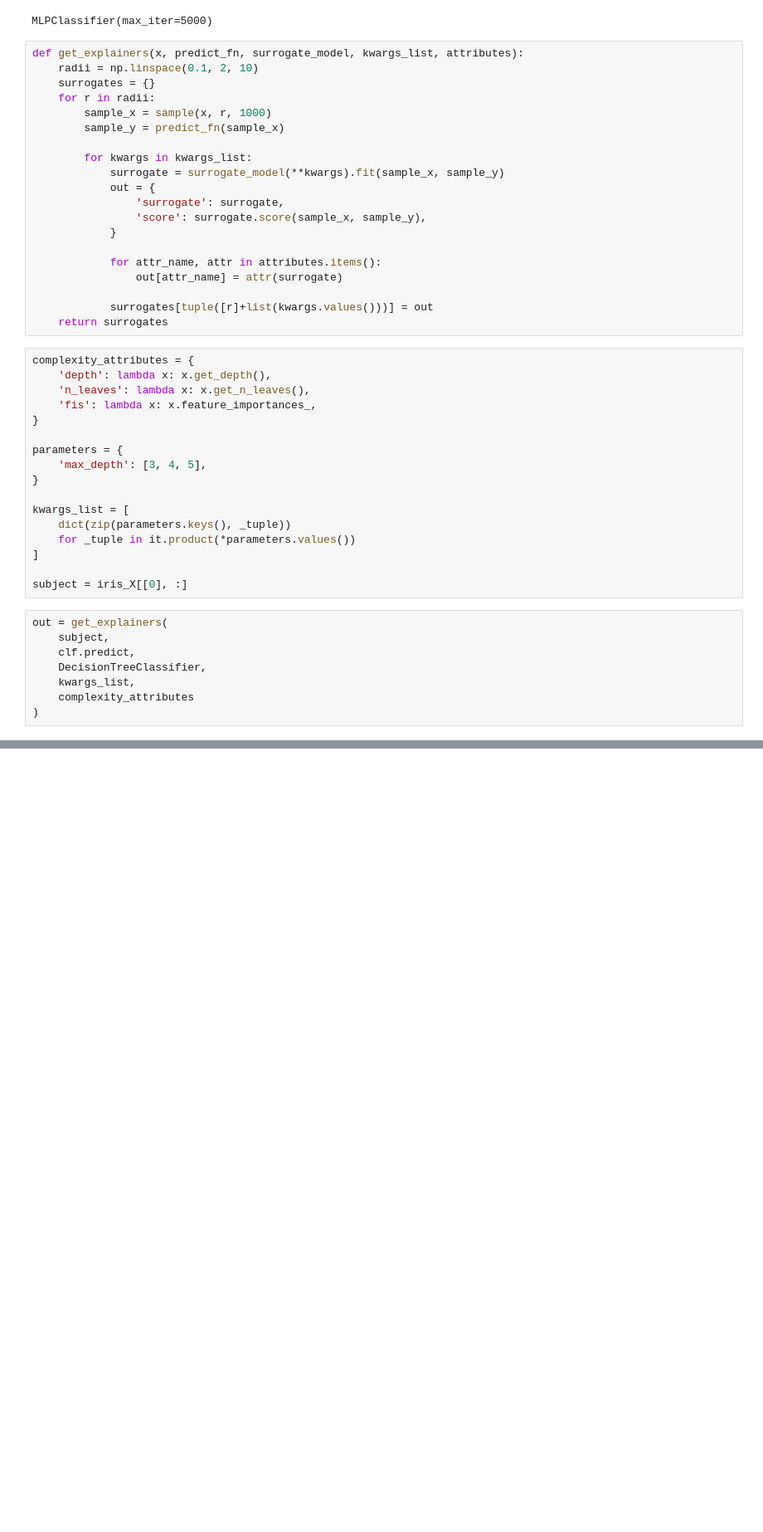
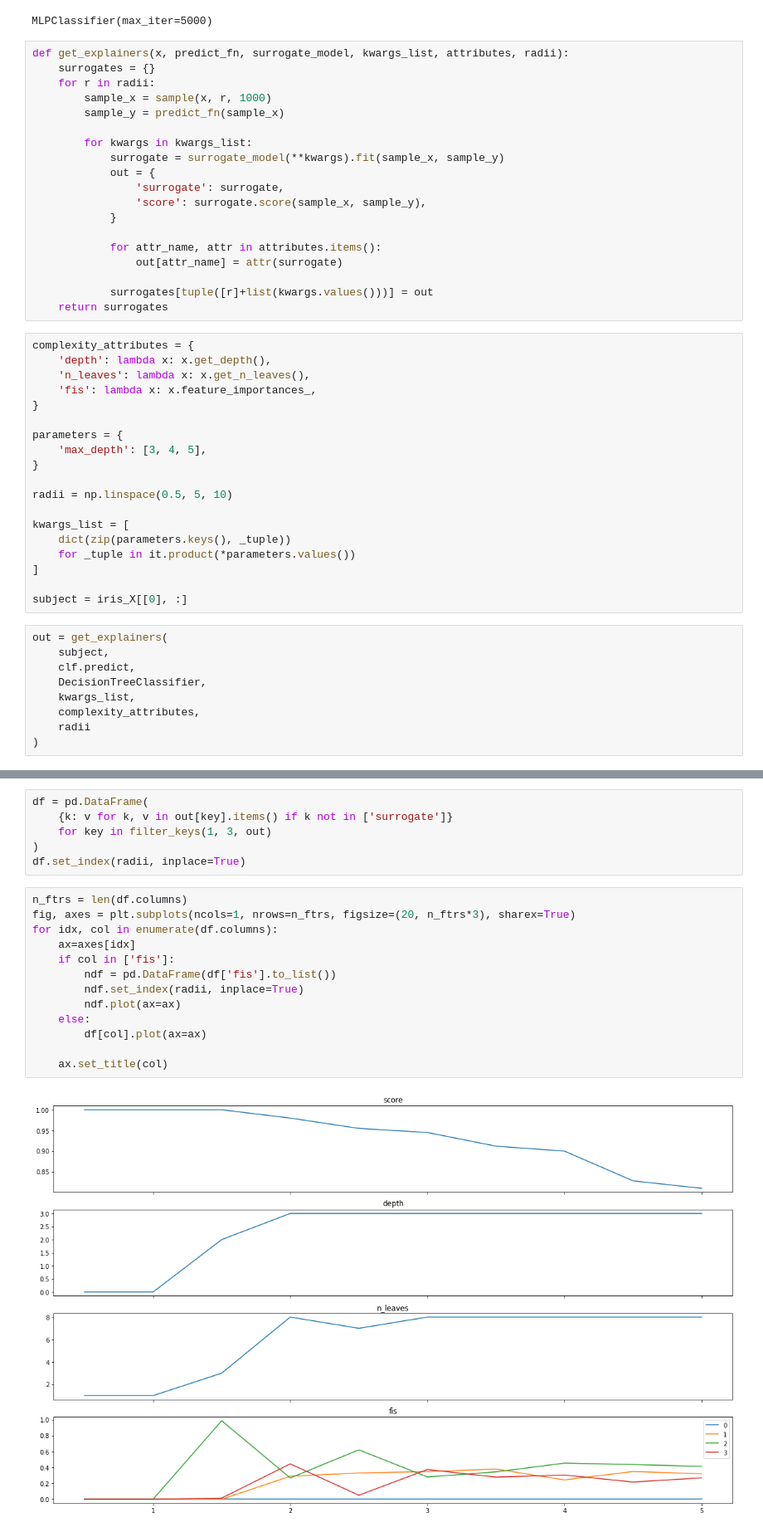
Before and after one commit to RafaelPo/local_surrogates_interplay, a Jupyter notebook: funcs.ipynb, the cells around one changed output, grey strips where cells are left out. Shown at 83% size. Saved outputs shown, nothing was run; the diff lists cells and outputs as text; blank space fills up the shorter version.

```diff
--- a/funcs.ipynb
+++ b/funcs.ipynb
@@ -30,8 +39,7 @@ clf.fit(iris_X, iris_y)
 # %% [output]
 MLPClassifier(max_iter=5000)
 # %%
-def get_explainers(x, predict_fn, surrogate_model, kwargs_list, attributes):
-    radii = np.linspace(0.1, 2, 10)
+def get_explainers(x, predict_fn, surrogate_model, kwargs_list, attributes, radii):
     surrogates = {}
     for r in radii:
         sample_x = sample(x, r, 1000)
@@ -60,6 +68,8 @@ parameters = {
     'max_depth': [3, 4, 5],
 }
 
+radii = np.linspace(0.5, 5, 10)
+
 kwargs_list = [
     dict(zip(parameters.keys(), _tuple))
     for _tuple in it.product(*parameters.values())
@@ -72,5 +82,6 @@ out = get_explainers(
     clf.predict,
     DecisionTreeClassifier,
     kwargs_list,
-    complexity_attributes
+    complexity_attributes,
+    radii
 )
@@ -96,0 +88,21 @@ out
+# %%
+df = pd.DataFrame(
+    {k: v for k, v in out[key].items() if k not in ['surrogate']}
+    for key in filter_keys(1, 3, out)
+)
+df.set_index(radii, inplace=True)
+# %%
+n_ftrs = len(df.columns)
+fig, axes = plt.subplots(ncols=1, nrows=n_ftrs, figsize=(20, n_ftrs*3), sharex=True)
+for idx, col in enumerate(df.columns):
+    ax=axes[idx]
+    if col in ['fis']:
+        ndf = pd.DataFrame(df['fis'].to_list())
+        ndf.set_index(radii, inplace=True)
+        ndf.plot(ax=ax)
+    else:
+        df[col].plot(ax=ax)
+
+    ax.set_title(col)
+# %% [output]
+[figure, added]
```
Also changed, not shown: parts of 4 cells of this notebook.
